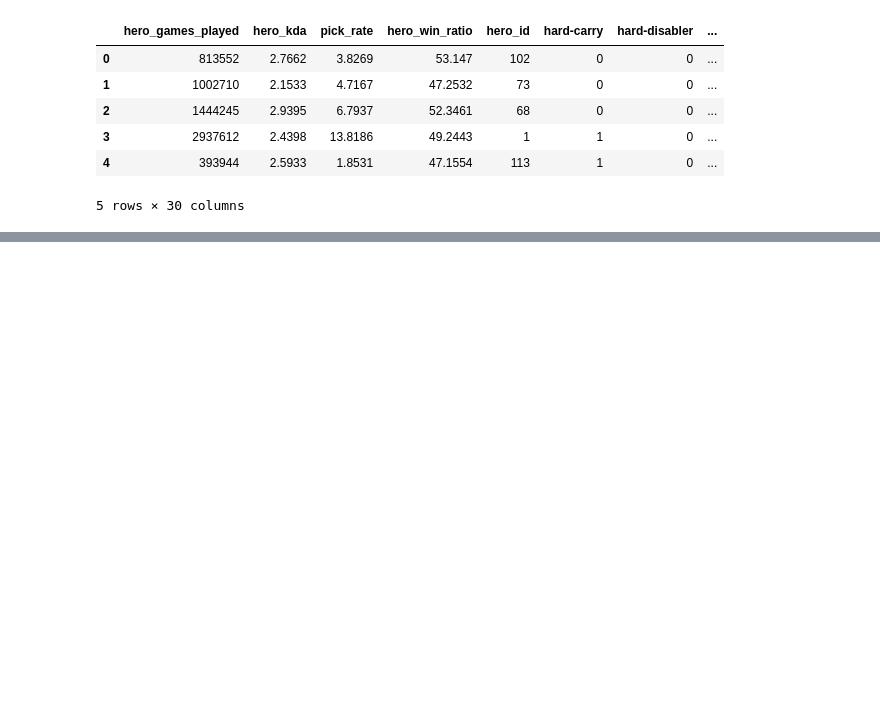
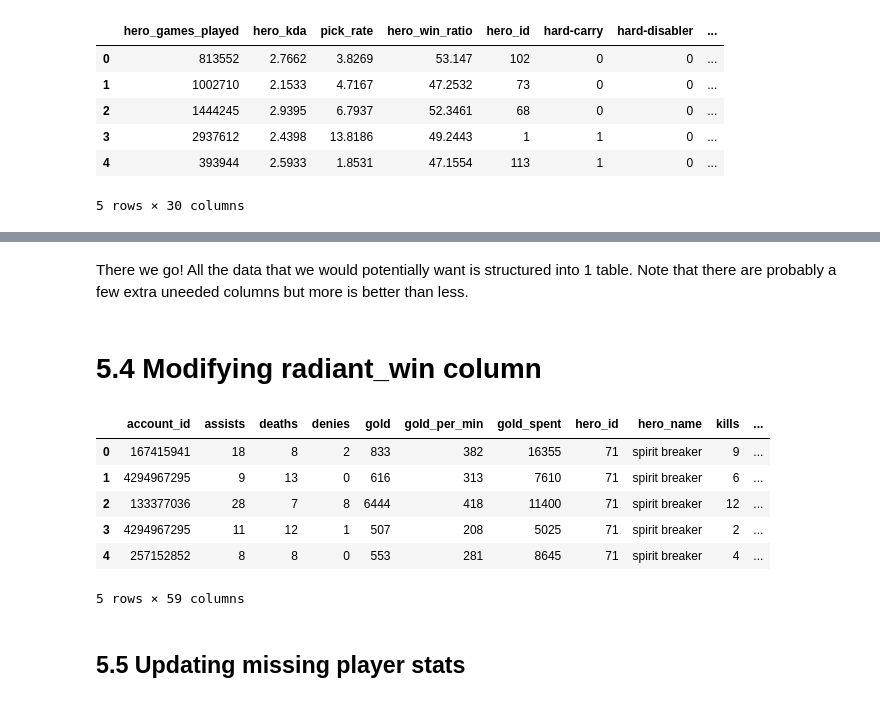
Before and after one commit to Samuel-Campbell/dota2, a Jupyter notebook: src/Dota2_Analysis.ipynb, the cells around one changed output, grey strips where cells are left out. Drawn from its saved outputs; the diff is of its cells as text; code cells hidden in the pictures; blank space fills up the shorter version.

```diff
--- a/src/Dota2_Analysis.ipynb
+++ b/src/Dota2_Analysis.ipynb
@@ -848,0 +912,17 @@ player_df.tail()
+# %% [markdown]
+There we go! All the data that we would potentially want is structured into 1 table. Note that there are probably a few extra uneeded columns but more is better than less.
+# %% [markdown]
+# 5.4 Modifying radiant_win column
+# %%
+player_df['radiant_win'] = ((player_df['radiant_win'] == True) & (player_df['player_slot'] < 10) |
+ (player_df['radiant_win'] == False) & (player_df['player_slot'] > 10))
+player_df = player_df.rename({'radiant_win':'win_lost'}, axis='columns')
+player_df.head()
+# %% [output]
+|  | account_id | assists | deaths | denies | gold | gold_per_min | gold_spent | hero_id | hero_name | kills | ... |
+| 0 | 167415941 | 18 | 8 | 2 | 833 | 382 | 16355 | 71 | spirit breaker | 9 | ... |
+| 1 | 4294967295 | 9 | 13 | 0 | 616 | 313 | 7610 | 71 | spirit breaker | 6 | ... |
+| 2 | 133377036 | 28 | 7 | 8 | 6444 | 418 | 11400 | 71 | spirit breaker | 12 | ... |
+| 3 | 4294967295 | 11 | 12 | 1 | 507 | 208 | 5025 | 71 | spirit breaker | 2 | ... |
+| 4 | 257152852 | 8 | 8 | 0 | 553 | 281 | 8645 | 71 | spirit breaker | 4 | ... |
+5 rows × 59 columns
@@ -848,0 +931,2 @@ player_df.tail()
+# %% [markdown]
+## 5.5 Updating missing player stats
```
Also changed, not shown: parts of 45 cells of this notebook.
